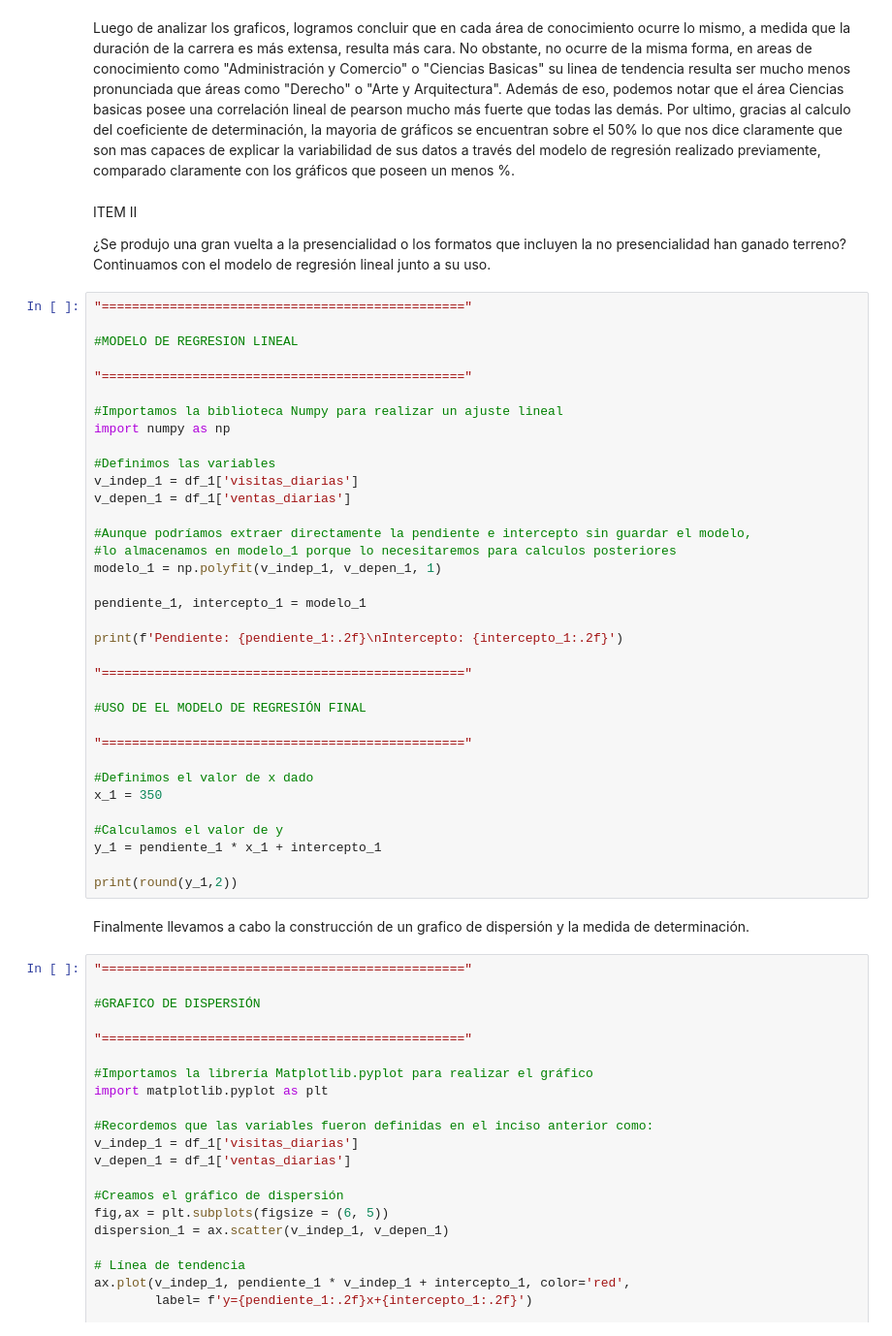
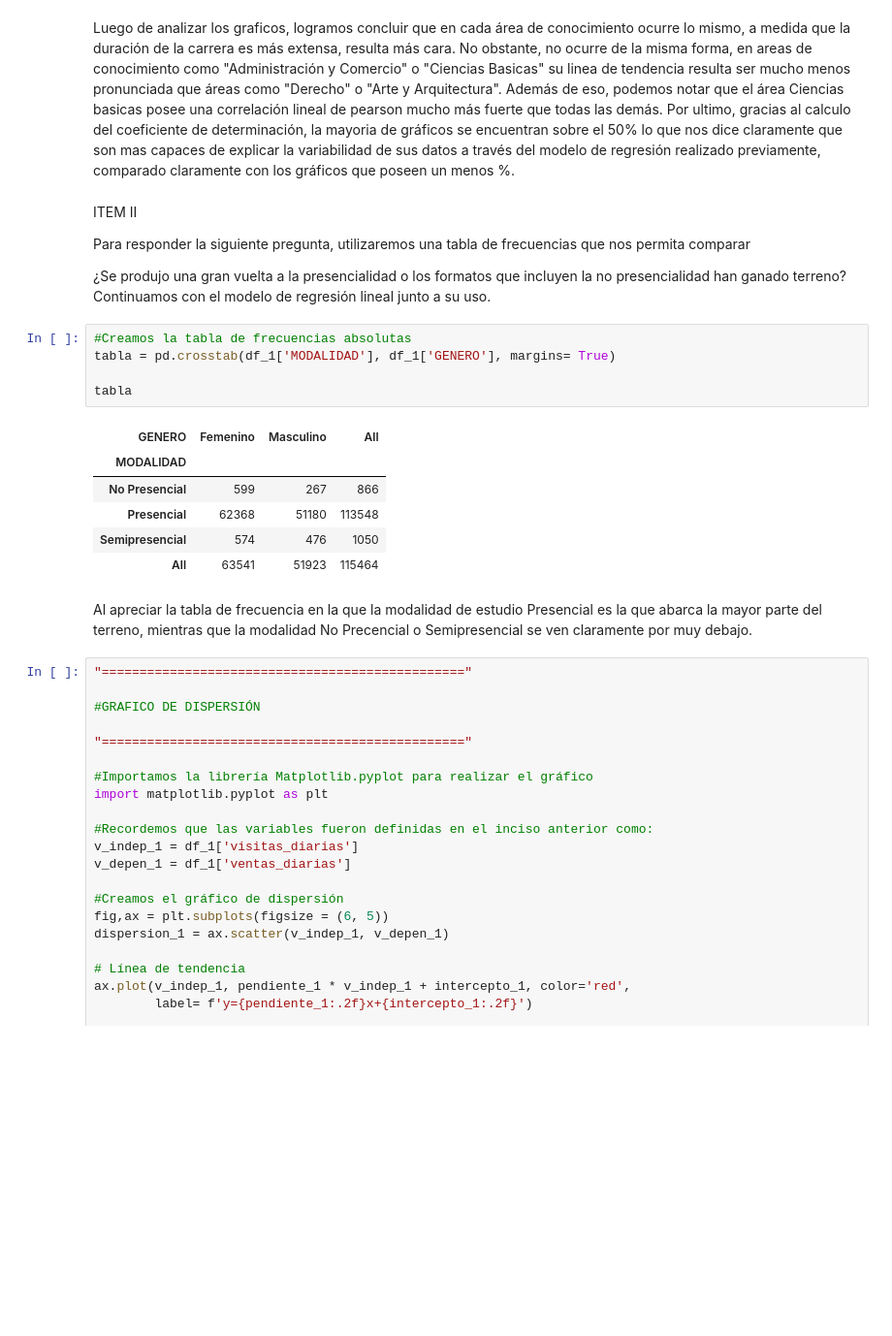
Before and after one commit to andruvss/TRABAJO-ESTADISTICA, a Jupyter notebook: Desarrollo_U_2.ipynb, the cells around one changed output. Shown: that part at 97% size. Saved outputs shown, nothing was run; the diff lists cells and outputs as text; blank space fills up the shorter version.

Commit message:
Respuesta pregunta 2 Item II
Se contesta a la pregunta 2 del Item II utilizando una tabla bivariada

```diff
--- a/Desarrollo_U_2.ipynb
+++ b/Desarrollo_U_2.ipynb
@@ -142,46 +136,24 @@ Luego de analizar los graficos, logramos concluir que en cada área de conocimie
 # %% [markdown]
 ITEM II
 
+Para responder la siguiente pregunta, utilizaremos una tabla de frecuencias que nos permita comparar
 
 ¿Se produjo una gran vuelta a la presencialidad o los formatos que incluyen la no presencialidad han ganado terreno?
 Continuamos con el modelo de regresión lineal junto a su uso.
 # %%
-"================================================"
+#Creamos la tabla de frecuencias absolutas
+tabla = pd.crosstab(df_1['MODALIDAD'], df_1['GENERO'], margins= True)
 
-#MODELO DE REGRESION LINEAL
-
-"================================================"
-
-#Importamos la biblioteca Numpy para realizar un ajuste lineal
-import numpy as np
-
-#Definimos las variables
-v_indep_1 = df_1['visitas_diarias']
-v_depen_1 = df_1['ventas_diarias']
-
-#Aunque podríamos extraer directamente la pendiente e intercepto sin guardar el modelo,
-#lo almacenamos en modelo_1 porque lo necesitaremos para calculos posteriores
-modelo_1 = np.polyfit(v_indep_1, v_depen_1, 1)
-
-pendiente_1, intercepto_1 = modelo_1
-
-print(f'Pendiente: {pendiente_1:.2f}\nIntercepto: {intercepto_1:.2f}')
-
-"================================================"
-
-#USO DE EL MODELO DE REGRESIÓN FINAL
-
-"================================================"
-
-#Definimos el valor de x dado
-x_1 = 350
-
-#Calculamos el valor de y
-y_1 = pendiente_1 * x_1 + intercepto_1
-
-print(round(y_1,2))
+tabla
+# %% [output]
+| GENERO | Femenino | Masculino | All |
+| MODALIDAD |  |  |  |
+| No Presencial | 599 | 267 | 866 |
+| Presencial | 62368 | 51180 | 113548 |
+| Semipresencial | 574 | 476 | 1050 |
+| All | 63541 | 51923 | 115464 |
 # %% [markdown]
-Finalmente llevamos a cabo la construcción de un grafico de dispersión y la medida de determinación.
+Al apreciar la tabla de frecuencia en la que la modalidad de estudio Presencial es la que abarca la mayor parte del terreno, mientras que la modalidad No Precencial o Semipresencial se ven claramente por muy debajo.
 # %%
 "================================================"
 
```
Also changed, not shown: parts of 1 cell of this notebook.
